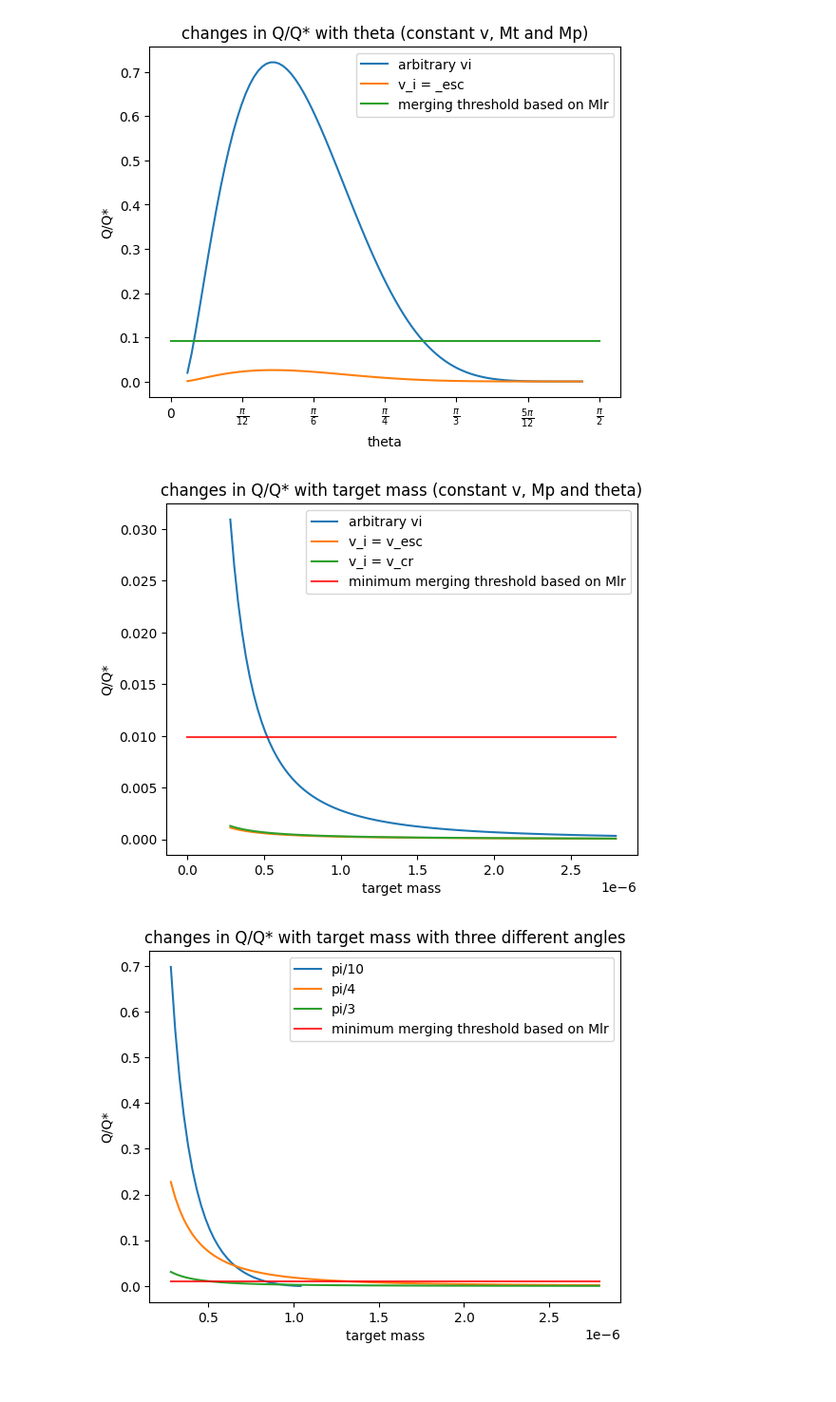
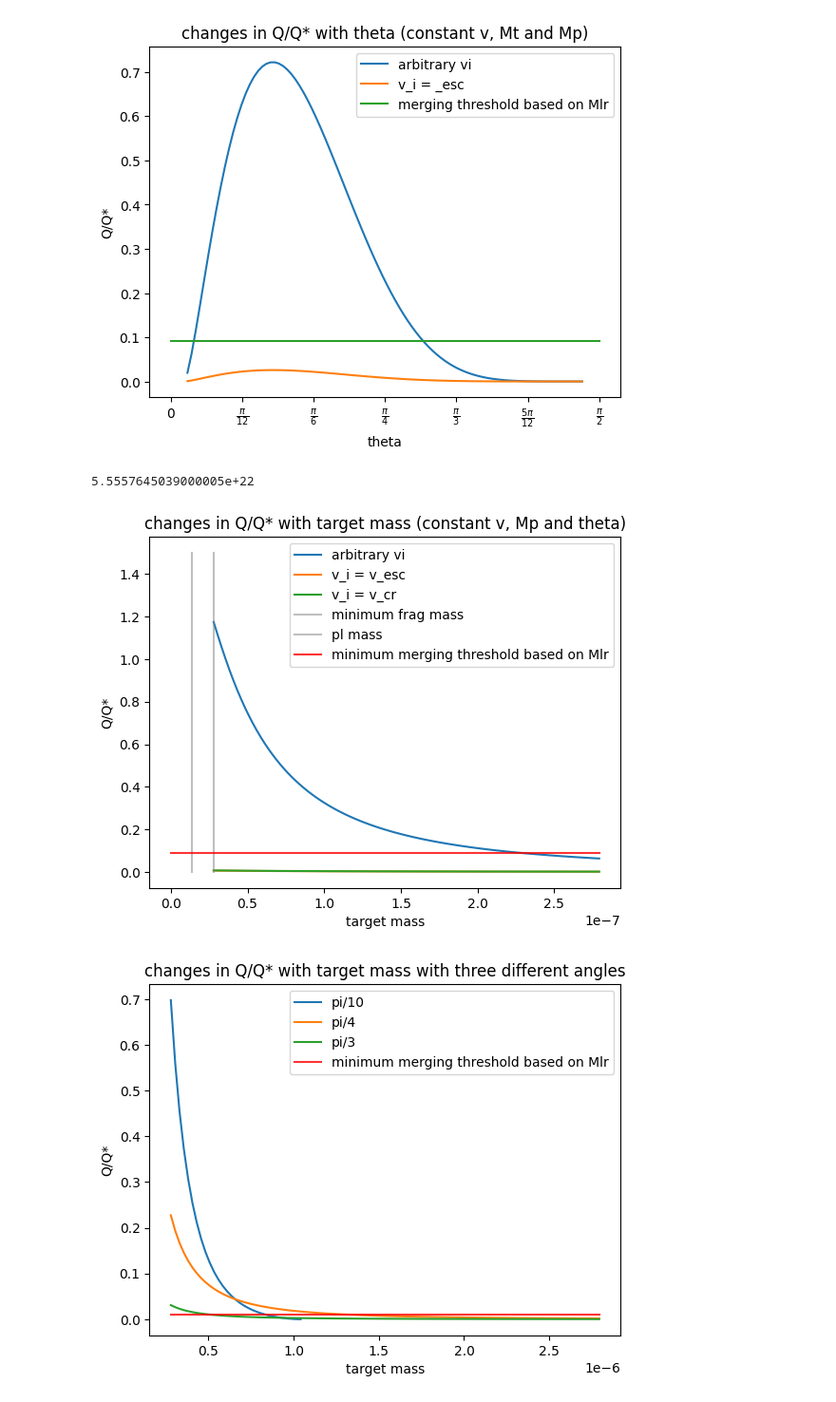
Before and after one commit to haniyehtajer/planetgarten, a Jupyter notebook: algorithm/collsion_physics_generalizes.ipynb, the cells around one changed output. Shown at 95% size. Drawn from its saved outputs; the diff is of its cells as text; code cells hidden in the pictures.

```diff
--- a/algorithm/collsion_physics_generalizes.ipynb
+++ b/algorithm/collsion_physics_generalizes.ipynb
@@ -86,28 +86,34 @@ plt.title('changes in Q/Q* with theta (constant v, Mt and Mp)')
 plt.show()
 # %% [output]
 [figure]
+# %%
+m_pl
+# %% [output]
+5.5557645039000005e+22
 # %%
 #theta = [0, np.pi/6, np.pi/4, np.pi/3, np.pi * 5/12, np.pi/2]
 theta = np.pi/3
-m_target = np.linspace(m_emb, 10*m_emb, 100)
-Q1, Q1_star, Q1_esc, Q1_cr, merge_thresh1, v_i_esc, v_cr_v_esc, b, mu_ratio = get_Qs(2, m_target, m_pl, 3000, theta)
+m_target = np.linspace(m_pl, m_emb, 100)
+Q1, Q1_star, Q1_esc, Q1_cr, merge_thresh1, v_i_esc, v_cr_v_esc, b, mu_ratio = get_Qs(1, m_target, m_pl, 3000, theta)
 
 plt.plot(m_target/(M_sun/10**3), Q1/Q1_star, label = 'arbitrary vi')
 plt.plot(m_target/(M_sun/10**3), Q1_esc/Q1_star, label = 'v_i = v_esc')
 plt.plot(m_target/(M_sun/10**3), Q1_cr/Q1_star, label = 'v_i = v_cr')
 
+plt.plot([(0.5 * m_pl)/(M_sun/10**3), (0.5 * m_pl)/(M_sun/10**3)], [0,1.5], color = 'grey', alpha = 0.5, label = 'minimum frag mass')
+plt.plot([(m_pl)/(M_sun/10**3), (m_pl)/(M_sun/10**3)], [0,1.5], color = 'grey', alpha = 0.5, label = 'pl mass')
 
-plt.plot([0,(10 * m_emb)/(M_sun/10**3)], [np.min(merge_thresh1),np.min(merge_thresh1)], alpha = 0.8, color = 'red', label = 'minimum merging threshold based on Mlr')
+plt.plot([0,(m_emb)/(M_sun/10**3)], [np.min(merge_thresh1),np.min(merge_thresh1)], alpha = 0.8, color = 'red', label = 'minimum merging threshold based on Mlr')
 
 plt.legend()
 plt.xlabel('target mass')
 plt.ylabel('Q/Q*')
 
 plt.title('changes in Q/Q* with target mass (constant v, Mp and theta)')
 
 plt.show()
 # %% [output]
-[figure, old version]
+[figure, new version]
 # %%
 #theta = [0, np.pi/6, np.pi/4, np.pi/3, np.pi * 5/12, np.pi/2]
 theta = np.pi/3
```
Also changed, not shown: 42 other files.
